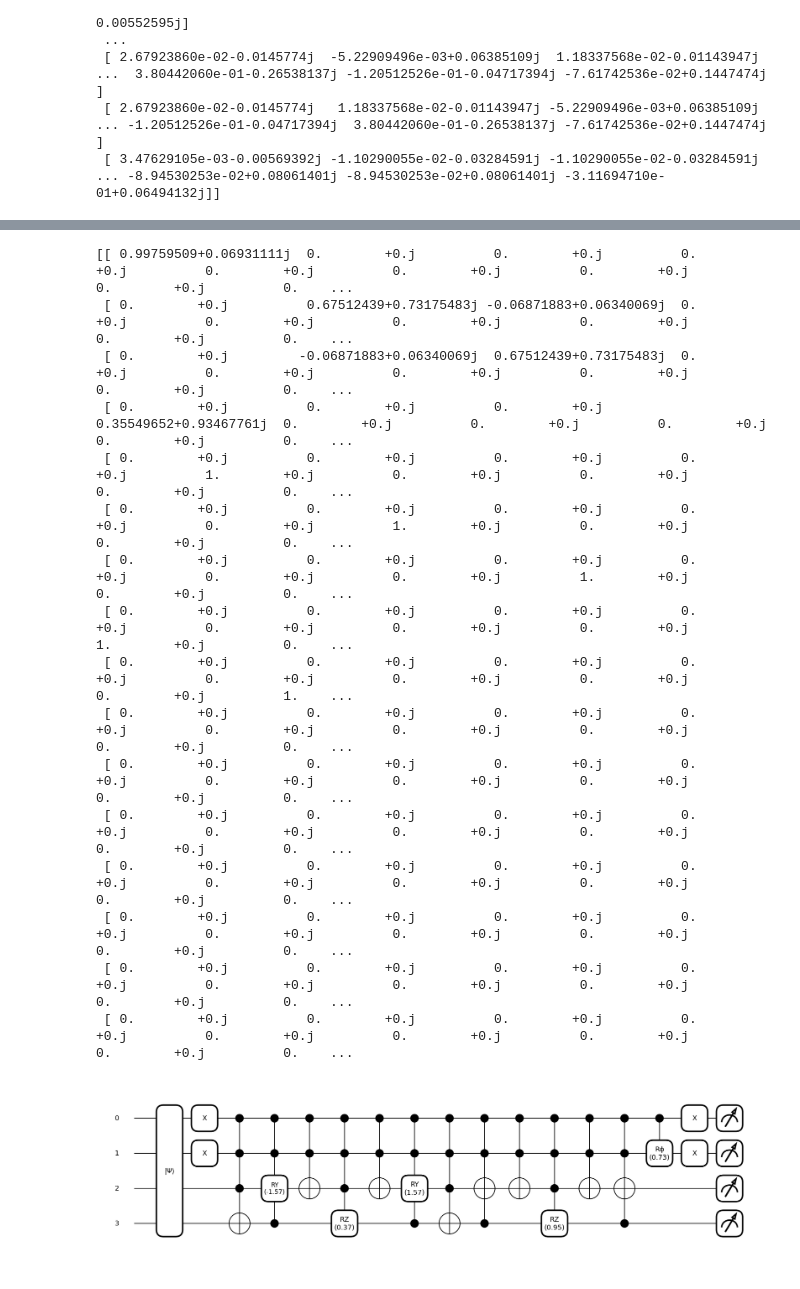
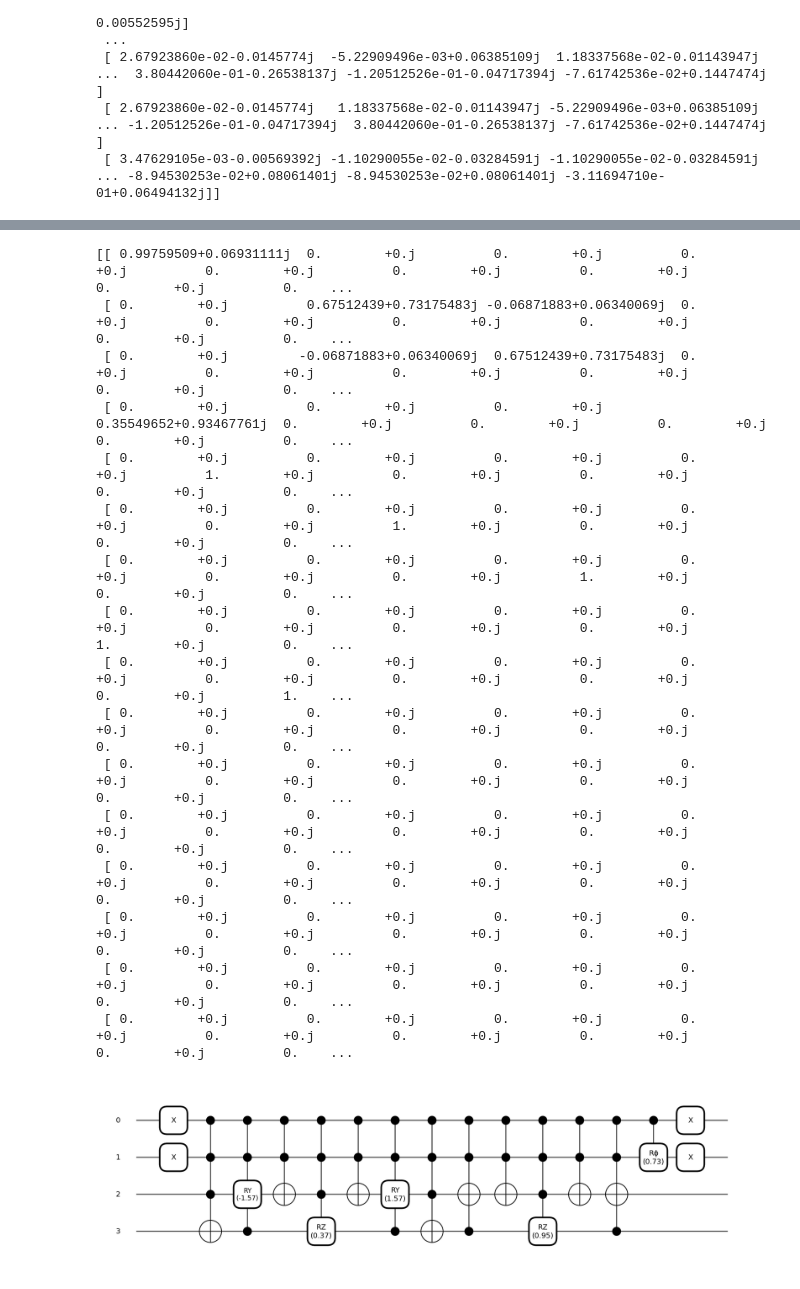
Before and after one commit to GhostArtyom/QuditVGON, a Jupyter notebook: test.ipynb, the cells around one changed output, grey strips where cells are left out. Cells and saved outputs as stored; diff of their text form; code cells hidden in the pictures.

```diff
--- a/test.ipynb
+++ b/test.ipynb
@@ -290,14 +315,8 @@ print(np.array(matrix))
 # %%
-nq = 4
-dev = qml.device('default.qubit', wires=nq)
-
-
-@qml.qnode(dev)
 def controlled_diagonal_synthesis(dim: int, pr, state: int, obj: int, ctrl: List[int]):
     if dim != 3:
         raise ValueError('Only works when dim = 3')
     ctrl_state = list(range(dim))
-    qml.BasisState(psi, range(nq))
     if state not in ctrl_state:
         raise ValueError(f'The control state is not in {ctrl_state}')
     if len(pr) != 3:
@@ -309,39 +328,34 @@ def controlled_diagonal_synthesis(dim: int, pr, state: int, obj: int, ctrl: List
     circ_ctrl_ind([0, 2], obj, ctrl)
     circ_ctrl_gate('RZ', pr[1], obj, ctrl)
     qml.adjoint(circ_ctrl_ind, lazy=False)([0, 2], obj, ctrl)
     circ_ctrl_gate('PS', pr[2], ctrl[1], ctrl[2])
     qml.adjoint(circ_ctrl_state, lazy=False)(state, ctrl)
-    return qml.state()
 
 
+nq = 4
 dim = 3
 state = 0
 obj, ctrl = 3, [2, 1, 0]
-psi = [0] * nq
 np.random.seed(42)
 params = np.random.rand(3)
 qml.draw_mpl(controlled_diagonal_synthesis, decimals=2)(dim, params, state, obj, ctrl)
-matrix = np.zeros([2**nq, 2**nq], dtype=CDTYPE)
-for i in range(2**nq):
-    psi = [int(j) for j in bin(i)[2:].zfill(nq)]
-    res = controlled_diagonal_synthesis(dim, params, state, obj, ctrl)
-    matrix[:, i] = res
-print(matrix)
+matrix = qml.matrix(controlled_diagonal_synthesis, range(nq))(dim, params, state, obj, ctrl)
+print(approx_matrix(matrix))
 # %% [output]
 [[ 0.99759509+0.06931111j  0.        +0.j          0.        +0.j          0.        +0.j          0.        +0.j          0.        +0.j          0.        +0.j          0.        +0.j          0.    ...
  [ 0.        +0.j          0.67512439+0.73175483j -0.06871883+0.06340069j  0.        +0.j          0.        +0.j          0.        +0.j          0.        +0.j          0.        +0.j          0.    ...
  [ 0.        +0.j         -0.06871883+0.06340069j  0.67512439+0.73175483j  0.        +0.j          0.        +0.j          0.        +0.j          0.        +0.j          0.        +0.j          0.    ...
  [ 0.        +0.j          0.        +0.j          0.        +0.j          0.35549652+0.93467761j  0.        +0.j          0.        +0.j          0.        +0.j          0.        +0.j          0.    ...
  [ 0.        +0.j          0.        +0.j          0.        +0.j          0.        +0.j          1.        +0.j          0.        +0.j          0.        +0.j          0.        +0.j          0.    ...
  [ 0.        +0.j          0.        +0.j          0.        +0.j          0.        +0.j          0.        +0.j          1.        +0.j          0.        +0.j          0.        +0.j          0.    ...
  [ 0.        +0.j          0.        +0.j          0.        +0.j          0.        +0.j          0.        +0.j          0.        +0.j          1.        +0.j          0.        +0.j          0.    ...
  [ 0.        +0.j          0.        +0.j          0.        +0.j          0.        +0.j          0.        +0.j          0.        +0.j          0.        +0.j          1.        +0.j          0.    ...
  [ 0.        +0.j          0.        +0.j          0.        +0.j          0.        +0.j          0.        +0.j          0.        +0.j          0.        +0.j          0.        +0.j          1.    ...
  [ 0.        +0.j          0.        +0.j          0.        +0.j          0.        +0.j          0.        +0.j          0.        +0.j          0.        +0.j          0.        +0.j          0.    ...
  [ 0.        +0.j          0.        +0.j          0.        +0.j          0.        +0.j          0.        +0.j          0.        +0.j          0.        +0.j          0.        +0.j          0.    ...
  [ 0.        +0.j          0.        +0.j          0.        +0.j          0.        +0.j          0.        +0.j          0.        +0.j          0.        +0.j          0.        +0.j          0.    ...
  [ 0.        +0.j          0.        +0.j          0.        +0.j          0.        +0.j          0.        +0.j          0.        +0.j          0.        +0.j          0.        +0.j          0.    ...
  [ 0.        +0.j          0.        +0.j          0.        +0.j          0.        +0.j          0.        +0.j          0.        +0.j          0.        +0.j          0.        +0.j          0.    ...
  [ 0.        +0.j          0.        +0.j          0.        +0.j          0.        +0.j          0.        +0.j          0.        +0.j          0.        +0.j          0.        +0.j          0.    ...
  [ 0.        +0.j          0.        +0.j          0.        +0.j          0.        +0.j          0.        +0.j          0.        +0.j          0.        +0.j          0.        +0.j          0.    ...
-[figure, old version]
+[figure, new version]
```
Also changed, not shown: parts of 8 cells of this notebook, 3 other files.
